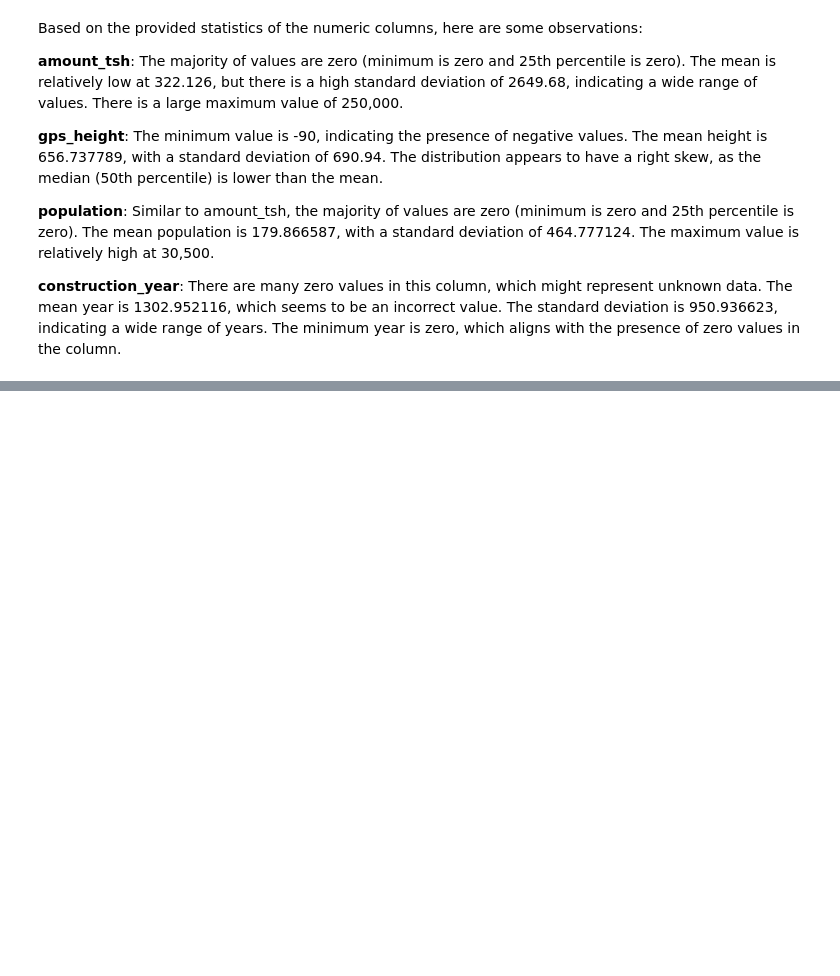
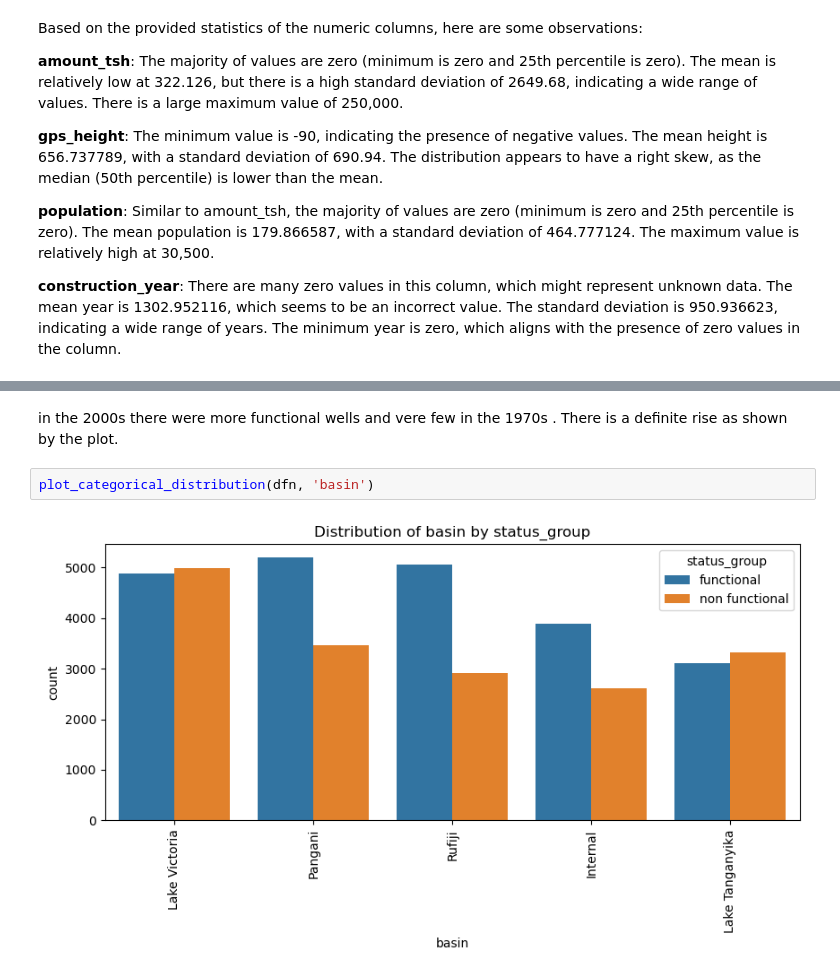
Before and after one commit to CynthiaJerono/Phase_3_Project, a Jupyter notebook: Index.ipynb, the cells around one changed output, grey strips where cells are left out. Saved outputs shown, nothing was run; the diff lists cells and outputs as text; blank space fills up the shorter version.

```diff
--- a/Index.ipynb
+++ b/Index.ipynb
@@ -692,0 +725,6 @@ Based on the provided statistics of the numeric columns, here are some observati
+# %% [markdown]
+in the 2000s there were more functional wells and vere few in the 1970s . There is a definite rise as shown by the plot.
+# %%
+plot_categorical_distribution(dfn, 'basin')
+# %% [output]
+[figure, added]
```
Also changed, not shown: parts of 19 cells of this notebook.
